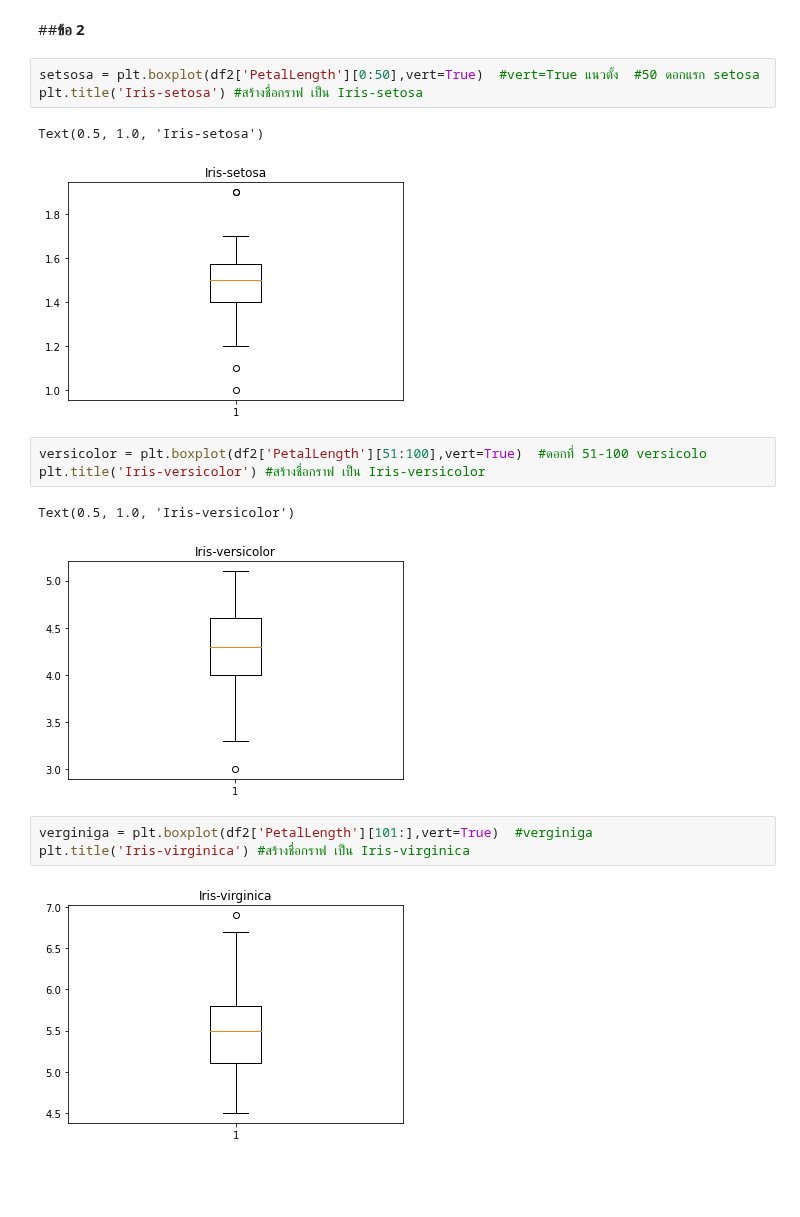
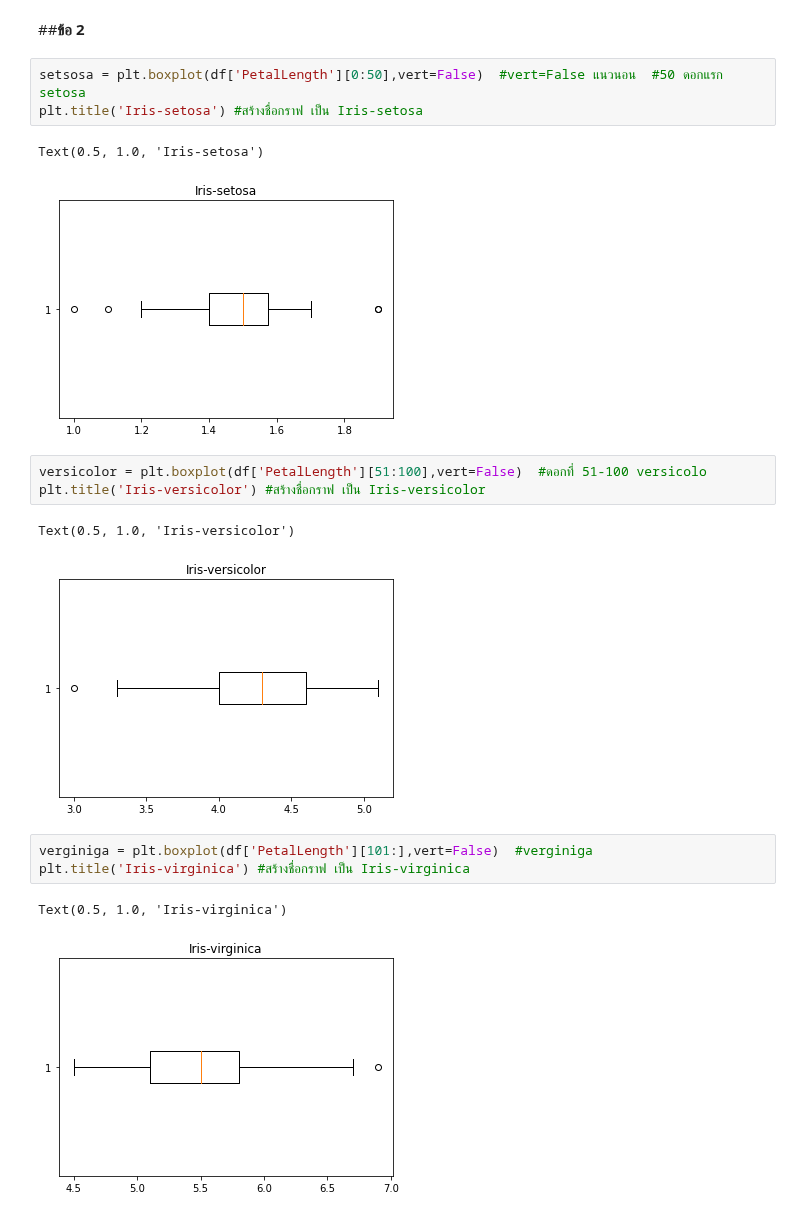
Before and after one commit to gameaphiwat/data_viz_2022, a Jupyter notebook: DataViz02_Data_Distribution.ipynb, the cells around one changed output. Saved outputs shown, nothing was run; the diff lists cells and outputs as text; blank space fills up the shorter version.

```diff
--- a/DataViz02_Data_Distribution.ipynb
+++ b/DataViz02_Data_Distribution.ipynb
@@ -350,19 +350,20 @@ max = 4.0
 # %% [markdown]
 ##**ข้อ 2**
 # %%
-setsosa = plt.boxplot(df2['PetalLength'][0:50],vert=True)  #vert=True แนวตั้ง  #50 ดอกแรก setosa
+setsosa = plt.boxplot(df['PetalLength'][0:50],vert=False)  #vert=False แนวนอน  #50 ดอกแรก setosa
 plt.title('Iris-setosa') #สร้างชื่อกราฟ เป็น Iris-setosa
 # %% [output]
 Text(0.5, 1.0, 'Iris-setosa')
-[figure, old version]
+[figure, new version]
 # %%
-versicolor = plt.boxplot(df2['PetalLength'][51:100],vert=True)  #ดอกที่ 51-100 versicolo
+versicolor = plt.boxplot(df['PetalLength'][51:100],vert=False)  #ดอกที่ 51-100 versicolo
 plt.title('Iris-versicolor') #สร้างชื่อกราฟ เป็น Iris-versicolor
 # %% [output]
 Text(0.5, 1.0, 'Iris-versicolor')
-[figure, old version]
+[figure, new version]
 # %%
-verginiga = plt.boxplot(df2['PetalLength'][101:],vert=True)  #verginiga
+verginiga = plt.boxplot(df['PetalLength'][101:],vert=False)  #verginiga
 plt.title('Iris-virginica') #สร้างชื่อกราฟ เป็น Iris-virginica
 # %% [output]
+Text(0.5, 1.0, 'Iris-virginica')
-[figure, old version]
+[figure, new version]
```
